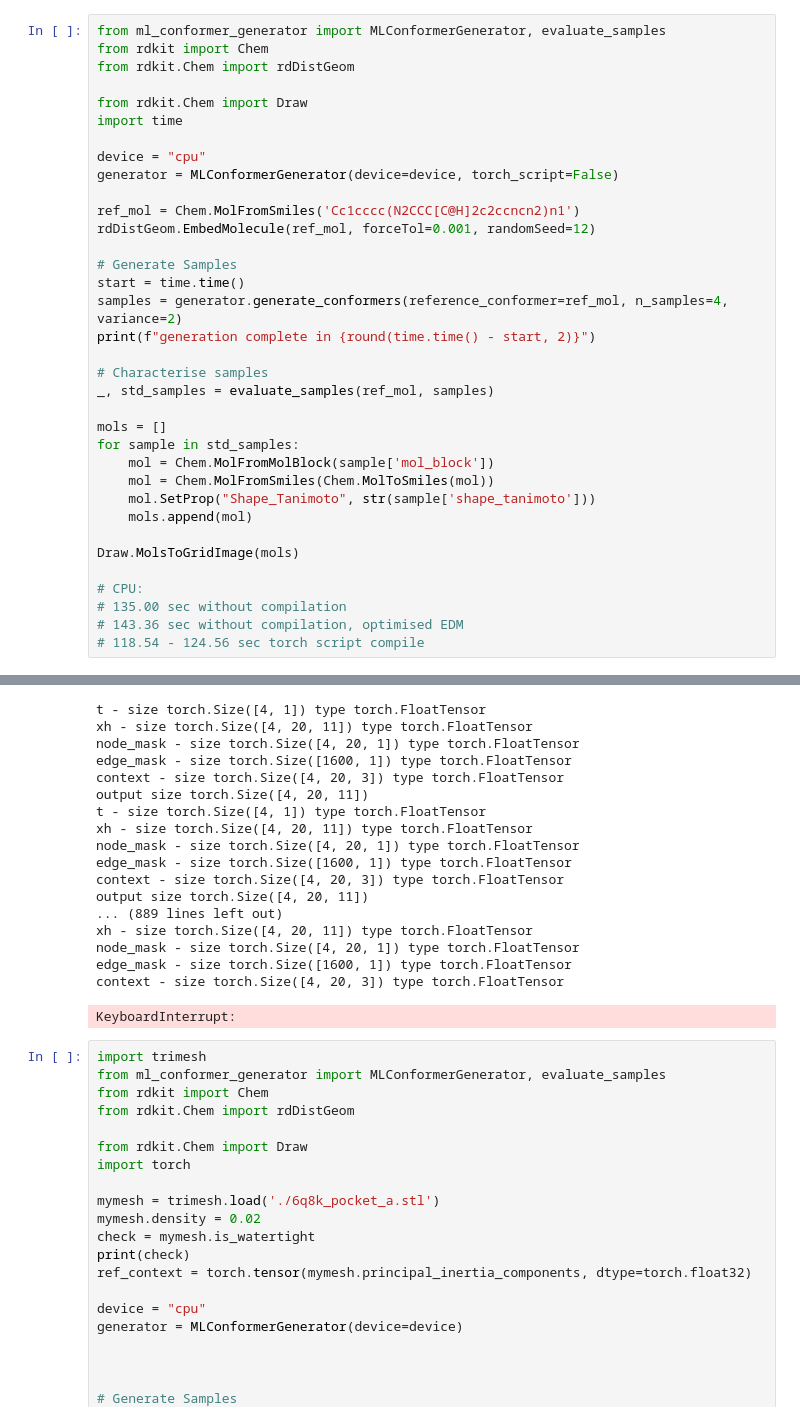
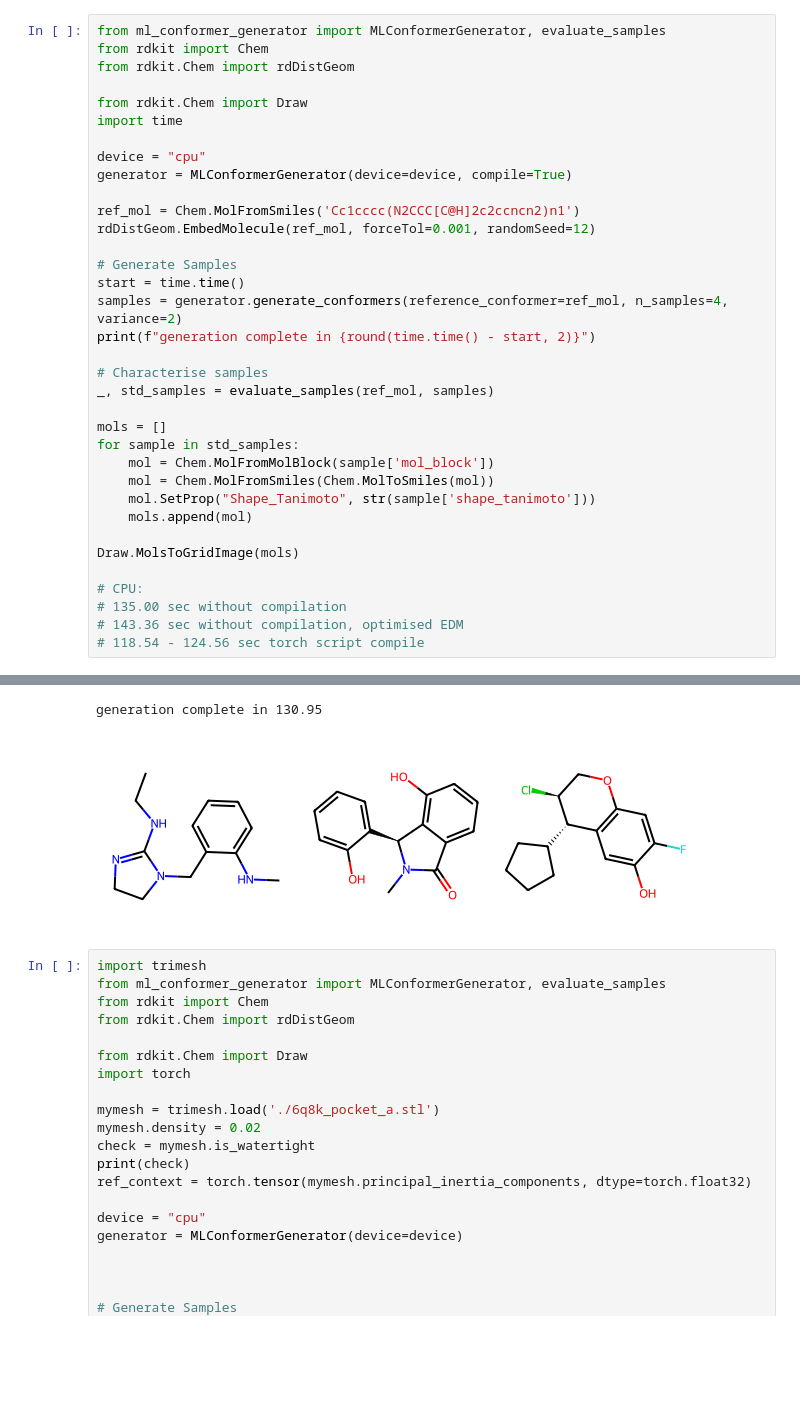
Before and after one commit to Membrizard/ml_conformer_generator, a Jupyter notebook: ml_conformer_generator_demo.ipynb, the cells around one changed output, grey strips where cells are left out. Cells and saved outputs as stored; diff of their text form; blank space fills up the shorter version.

```diff
--- a/ml_conformer_generator_demo.ipynb
+++ b/ml_conformer_generator_demo.ipynb
@@ -7,7 +7,7 @@ from rdkit.Chem import Draw
 import time
 
 device = "cpu"
-generator = MLConformerGenerator(device=device, torch_script=False)
+generator = MLConformerGenerator(device=device, compile=True)
 
 ref_mol = Chem.MolFromSmiles('Cc1cccc(N2CCC[C@H]2c2ccncn2)n1')
 rdDistGeom.EmbedMolecule(ref_mol, forceTol=0.001, randomSeed=12)
@@ -39,21 +55,5 @@ Draw.MolsToGridImage(mols)
-t - size torch.Size([4, 1]) type torch.FloatTensor
-xh - size torch.Size([4, 20, 11]) type torch.FloatTensor
-node_mask - size torch.Size([4, 20, 1]) type torch.FloatTensor
-edge_mask - size torch.Size([1600, 1]) type torch.FloatTensor
-context - size torch.Size([4, 20, 3]) type torch.FloatTensor
-output size torch.Size([4, 20, 11])
-t - size torch.Size([4, 1]) type torch.FloatTensor
-xh - size torch.Size([4, 20, 11]) type torch.FloatTensor
-node_mask - size torch.Size([4, 20, 1]) type torch.FloatTensor
-edge_mask - size torch.Size([1600, 1]) type torch.FloatTensor
-context - size torch.Size([4, 20, 3]) type torch.FloatTensor
-output size torch.Size([4, 20, 11])
-... (889 lines left out)
-xh - size torch.Size([4, 20, 11]) type torch.FloatTensor
-node_mask - size torch.Size([4, 20, 1]) type torch.FloatTensor
-edge_mask - size torch.Size([1600, 1]) type torch.FloatTensor
-context - size torch.Size([4, 20, 3]) type torch.FloatTensor
+generation complete in 130.95
-KeyboardInterrupt:
+[figure, added]
 # %%
 import trimesh
 from ml_conformer_generator import MLConformerGenerator, evaluate_samples
```
Also changed, not shown: parts of 1 cell of this notebook, 5 other files.
